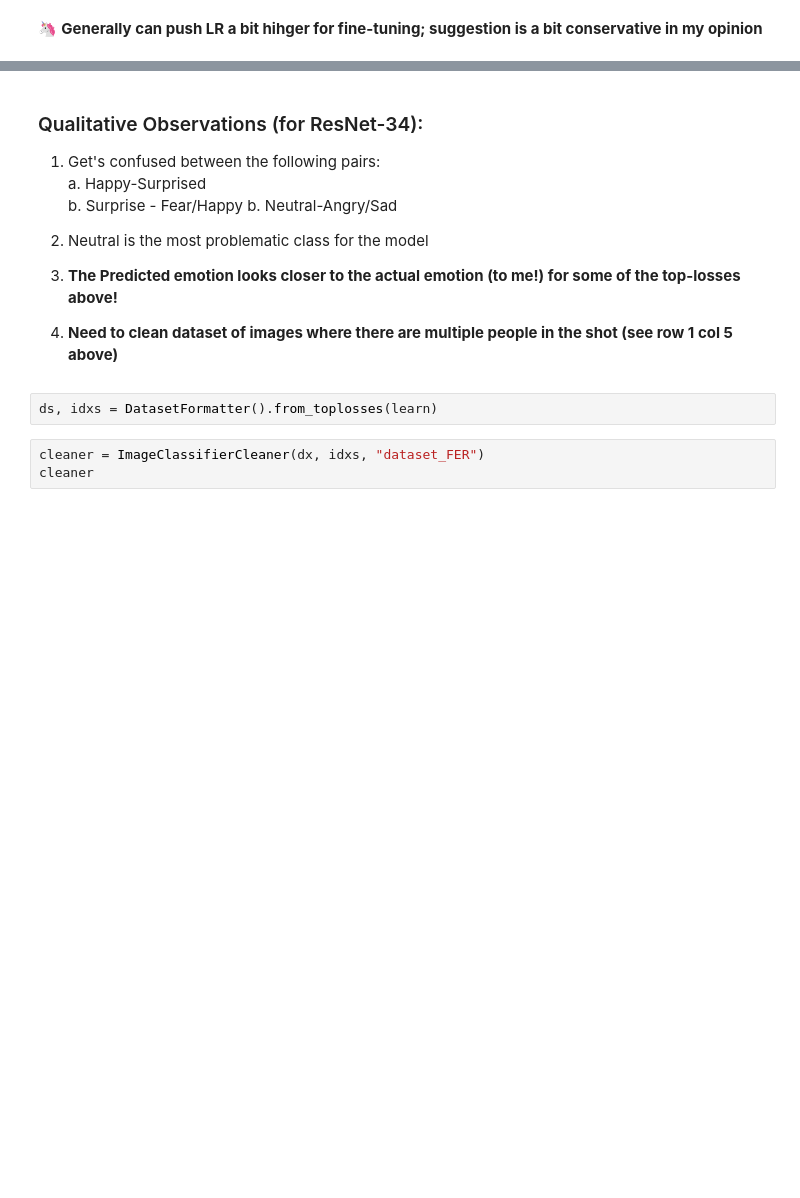
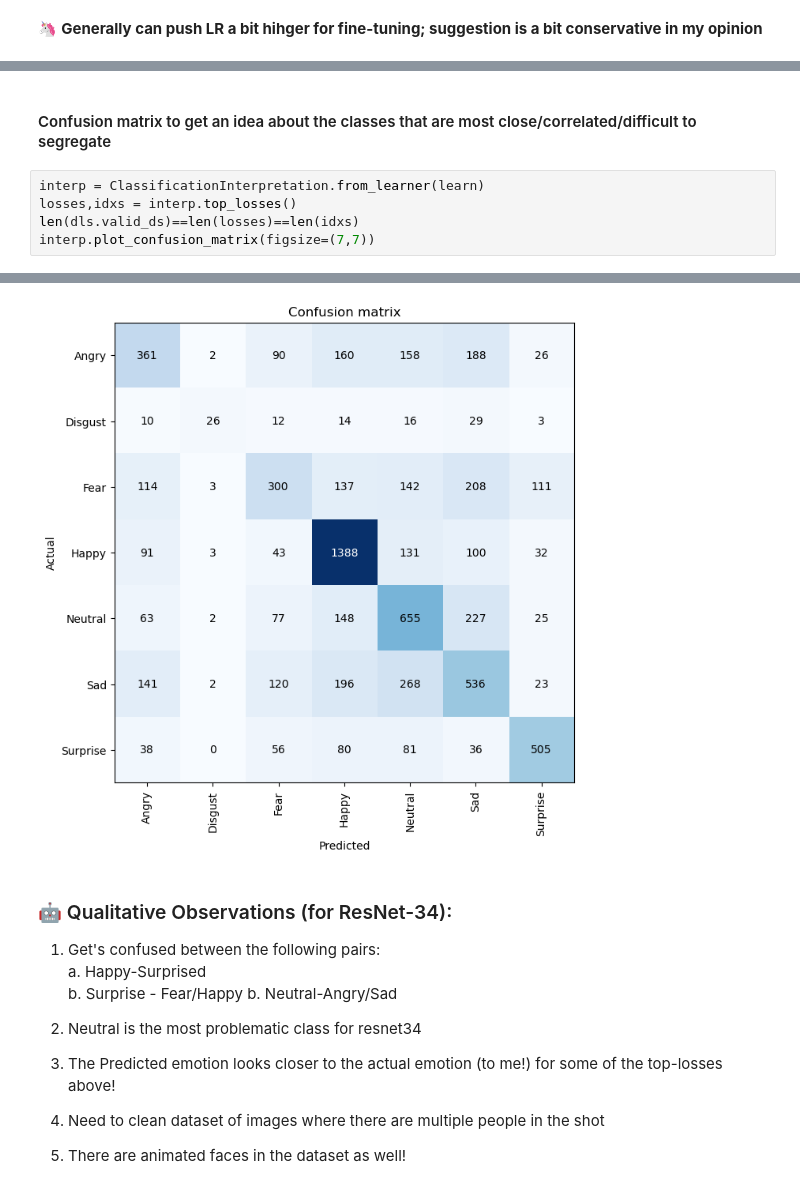
Before and after one commit to Aryan-Garg/Fast-Facial-Expression-Recognition, a Jupyter notebook: eda.ipynb, the cells around one changed output, grey strips where cells are left out. Cells and saved outputs as stored; diff of their text form; blank space fills up the shorter version.

```diff
--- a/eda.ipynb
+++ b/eda.ipynb
@@ -343,0 +329,8 @@ interp.plot_top_losses(20, figsize=(15,10))
+# %% [markdown]
+#### Confusion matrix to get an idea about the classes that are most close/correlated/difficult to segregate
+# %%
+interp = ClassificationInterpretation.from_learner(learn)
+losses,idxs = interp.top_losses()
+len(dls.valid_ds)==len(losses)==len(idxs)
+interp.plot_confusion_matrix(figsize=(7,7))
+# %% [output]
@@ -344,18 +339,16 @@ interp.plot_top_losses(20, figsize=(15,10))
+[figure, added]
 # %% [markdown]
-### Qualitative Observations (for ResNet-34):
+### 🤖 Qualitative Observations (for ResNet-34):
 
 1. Get's confused between the following pairs:
     a. Happy-Surprised
     b. Surprise - Fear/Happy
     b. Neutral-Angry/Sad
 
-2. Neutral is the most problematic class for the model
+2. Neutral is the most problematic class for resnet34
 
-3. **The Predicted emotion looks closer to the actual emotion (to me!) for some of the top-losses above!**
+3. The Predicted emotion looks closer to the actual emotion (to me!) for some of the top-losses above!
 
-4. **Need to clean dataset of images where there are multiple people in the shot (see row 1 col 5 above)**
+4. Need to clean dataset of images where there are multiple people in the shot
+
+5. There are animated faces in the dataset as well!
-# %%
-ds, idxs = DatasetFormatter().from_toplosses(learn)
-# %%
-cleaner = ImageClassifierCleaner(dx, idxs, "dataset_FER")
-cleaner
```
Also changed, not shown: parts of 14 cells of this notebook.
